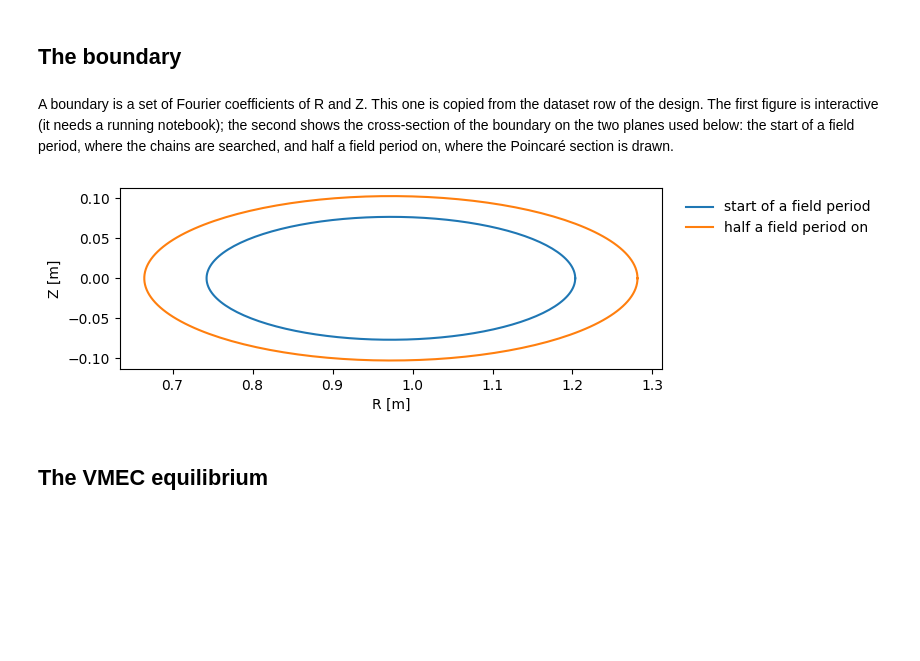
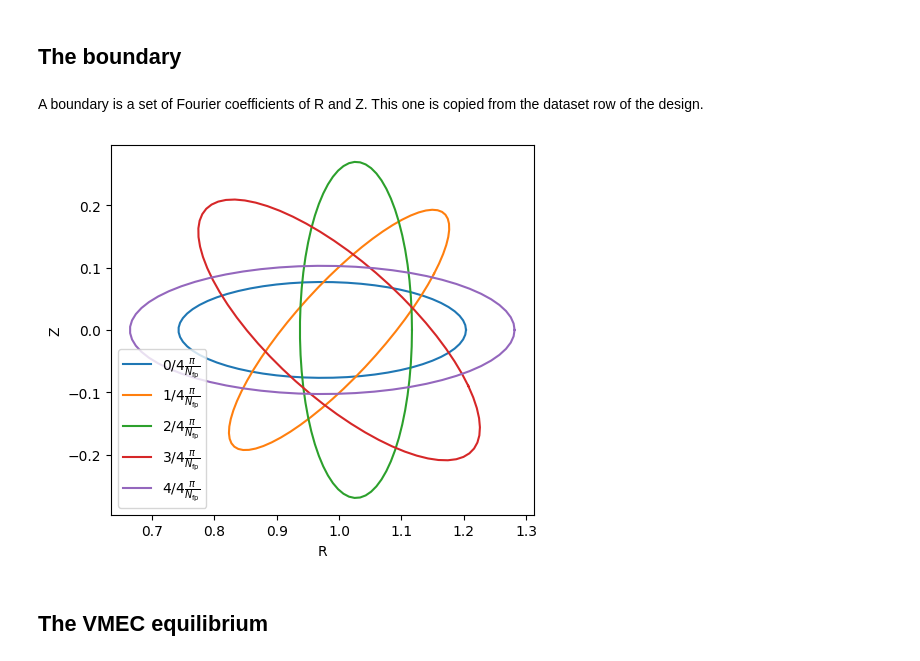
Before and after one commit to proximafusion/constellaration, a Jupyter notebook: notebooks/spectre_field_integrity.ipynb, the cells around one changed output. Saved outputs shown, nothing was run; the diff lists cells and outputs as text; code cells hidden in the pictures; blank space fills up the shorter version.

Commit message:
Notebook: restore the boundary cell, lighter blue in the formula
Co-Authored-By: Claude Opus 5.5 <noreply@anthropic.com>

```diff
--- a/notebooks/spectre_field_integrity.ipynb
+++ b/notebooks/spectre_field_integrity.ipynb
@@ -47,34 +47,16 @@ RUN_CHAIN_SEARCH = False
 # %% [markdown]
 ## The boundary
 # %% [markdown]
-A boundary is a set of Fourier coefficients of R and Z. This one is copied from the dataset row of the design. The first figure is interactive (it needs a running notebook); the second shows the cross-section of the boundary on the two planes used below: the start of a field period, where the chains are searched, and half a field period on, where the Poincaré section is drawn.
+A boundary is a set of Fourier coefficients of R and Z. This one is copied from the dataset row of the design.
 # %%
 boundary = surface_rz_fourier.SurfaceRZFourier.model_validate_json(
     '{"r_cos":[[0.0,0.0,0.0,0.0,1.0,0.0,-0.02702702702702703,0.0,0.0],[0.0,0.0,0.08978104821425961,-0.019465376230152362,0.17956209642851922,-0.019465376230152362,0.0,0.0,0.0],[0.0,0.0,0.0,0.0,0.0,0.0,0.0,0.0,0.0],[0.0,0.0,0.0,0.0,0.0,0.0,0.0,0.0,0.0],[0.0,0.0,0.0,0.0,0.0,0.0,0.0,0.0,0.0]],"z_sin":[[0.0,0.0,0.0,0.0,0.0,0.0,0.0,0.0,0.0],[0.0,0.0,0.08978104821425961,0.0064884587433841215,-0.17956209642851922,0.0064884587433841215,0.0,0.0,0.0],[0.0,0.0,0.0,0.0,0.0,0.0,0.0,0.0,0.0],[0.0,0.0,0.0,0.0,0.0,0.0,0.0,0.0,0.0],[0.0,0.0,0.0,0.0,0.0,0.0,0.0,0.0,0.0]],"r_sin":null,"z_cos":null,"n_field_periods":3,"n_periodicity":1,"is_stellarator_symmetric":true}'
 )
 visualization.plot_surface(boundary)
 # %%
-import matplotlib.pyplot as plt
-
-from constellaration.geometry import surface_utils
-
-# Two toroidal angles: the start of a field period and half a field period on.
-theta_phi = surface_utils.make_theta_phi_grid(
-    n_theta=200,
-    n_phi=2,
-    phi_upper_bound=np.pi / boundary.n_field_periods,
-    include_endpoints=True,
-)
-rz = surface_rz_fourier.evaluate_points_rz(boundary, theta_phi)
-fig, ax = plt.subplots(figsize=(7, 3.5))
-ax.plot(rz[:, 0, 0], rz[:, 0, 1], label="start of a field period")
-ax.plot(rz[:, 1, 0], rz[:, 1, 1], label="half a field period on")
-ax.set_xlabel("R [m]")
-ax.set_ylabel("Z [m]")
-ax.set_aspect("equal")
-_ = ax.legend(loc="upper left", bbox_to_anchor=(1.02, 1.0), frameon=False)
+_ = visualization.plot_boundary(boundary)
 # %% [output]
-[figure, old version]
+[figure, new version]
 # %% [markdown]
 ## The VMEC equilibrium
 # %% [markdown]
```
Also changed, not shown: parts of 1 cell of this notebook.
